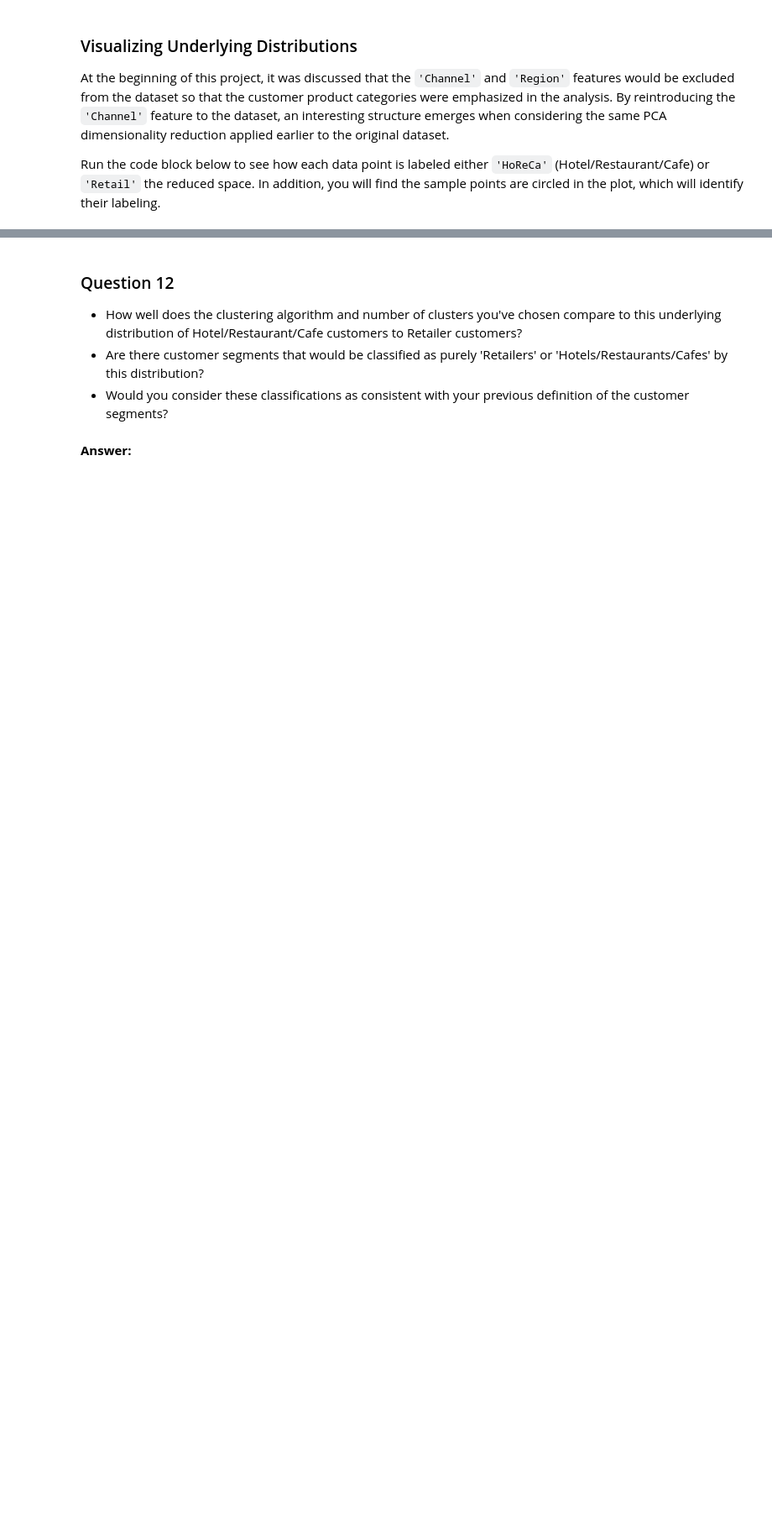
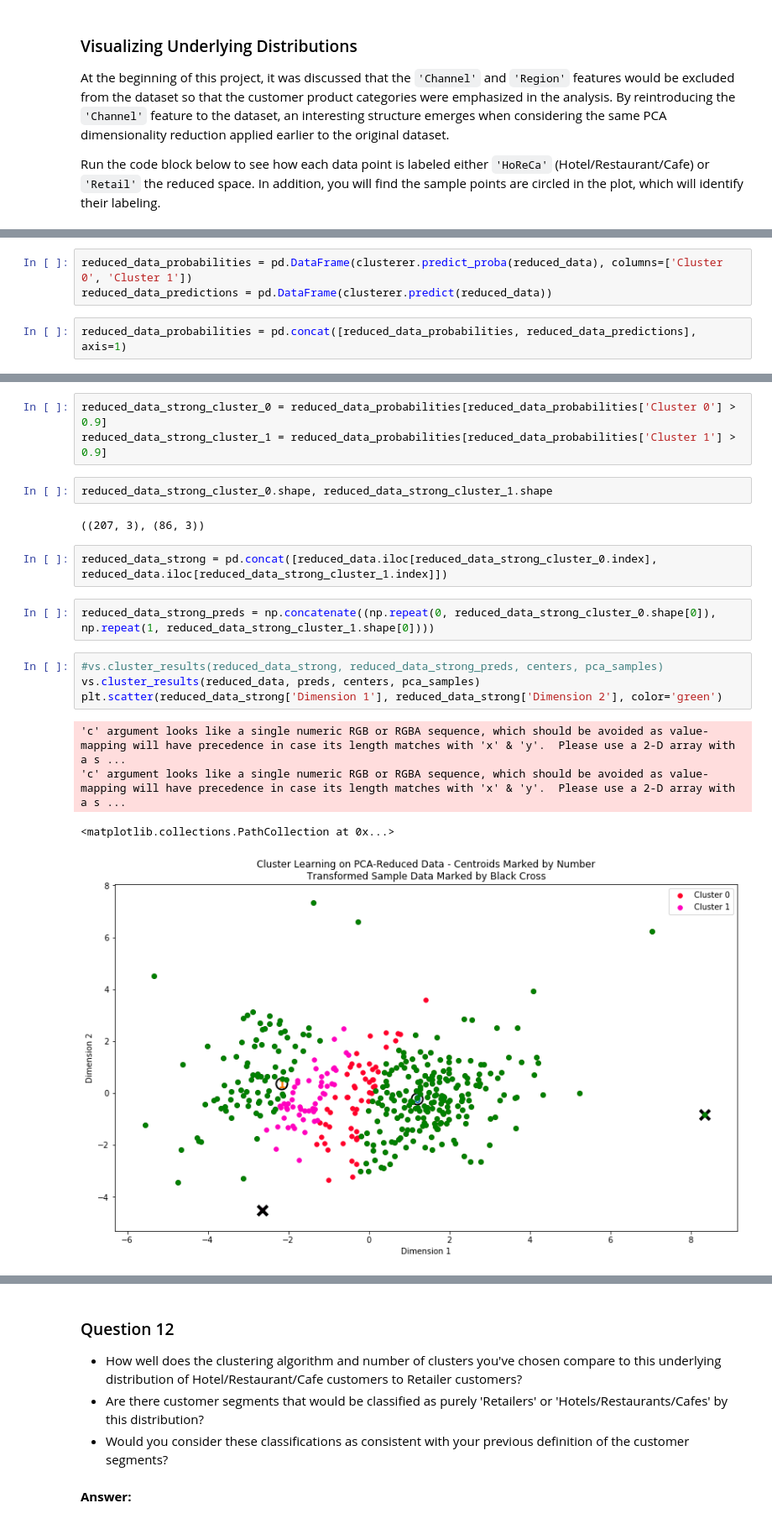
Before and after one commit to samiriff/MLND-customer-segments, a Jupyter notebook: customer_segments.ipynb, the cells around one changed output, grey strips where cells are left out. Shown at 84% size. Drawn from its saved outputs; the diff is of its cells as text; blank space fills up the shorter version.

```diff
--- a/customer_segments.ipynb
+++ b/customer_segments.ipynb
@@ -1000,0 +1061,5 @@ vs.channel_results(reduced_data, outliers, pca_samples)
+# %%
+reduced_data_probabilities = pd.DataFrame(clusterer.predict_proba(reduced_data), columns=['Cluster 0', 'Cluster 1'])
+reduced_data_predictions = pd.DataFrame(clusterer.predict(reduced_data))
+# %%
+reduced_data_probabilities = pd.concat([reduced_data_probabilities, reduced_data_predictions], axis=1)
@@ -1000,0 +1075,20 @@ vs.channel_results(reduced_data, outliers, pca_samples)
+# %%
+reduced_data_strong_cluster_0 = reduced_data_probabilities[reduced_data_probabilities['Cluster 0'] > 0.9]
+reduced_data_strong_cluster_1 = reduced_data_probabilities[reduced_data_probabilities['Cluster 1'] > 0.9]
+# %%
+reduced_data_strong_cluster_0.shape, reduced_data_strong_cluster_1.shape
+# %% [output]
+((207, 3), (86, 3))
+# %%
+reduced_data_strong = pd.concat([reduced_data.iloc[reduced_data_strong_cluster_0.index], reduced_data.iloc[reduced_data_strong_cluster_1.index]])
+# %%
+reduced_data_strong_preds = np.concatenate((np.repeat(0, reduced_data_strong_cluster_0.shape[0]), np.repeat(1, reduced_data_strong_cluster_1.shape[0])))
+# %%
+#vs.cluster_results(reduced_data_strong, reduced_data_strong_preds, centers, pca_samples)
+vs.cluster_results(reduced_data, preds, centers, pca_samples)
+plt.scatter(reduced_data_strong['Dimension 1'], reduced_data_strong['Dimension 2'], color='green')
+# %% [output]
+'c' argument looks like a single numeric RGB or RGBA sequence, which should be avoided as value-mapping will have precedence in case its length matches with 'x' & 'y'.  Please use a 2-D array with a s ...
+'c' argument looks like a single numeric RGB or RGBA sequence, which should be avoided as value-mapping will have precedence in case its length matches with 'x' & 'y'.  Please use a 2-D array with a s ...
+<matplotlib.collections.PathCollection at 0x...>
+[figure, added]
```
Also changed, not shown: parts of 7 cells of this notebook.
